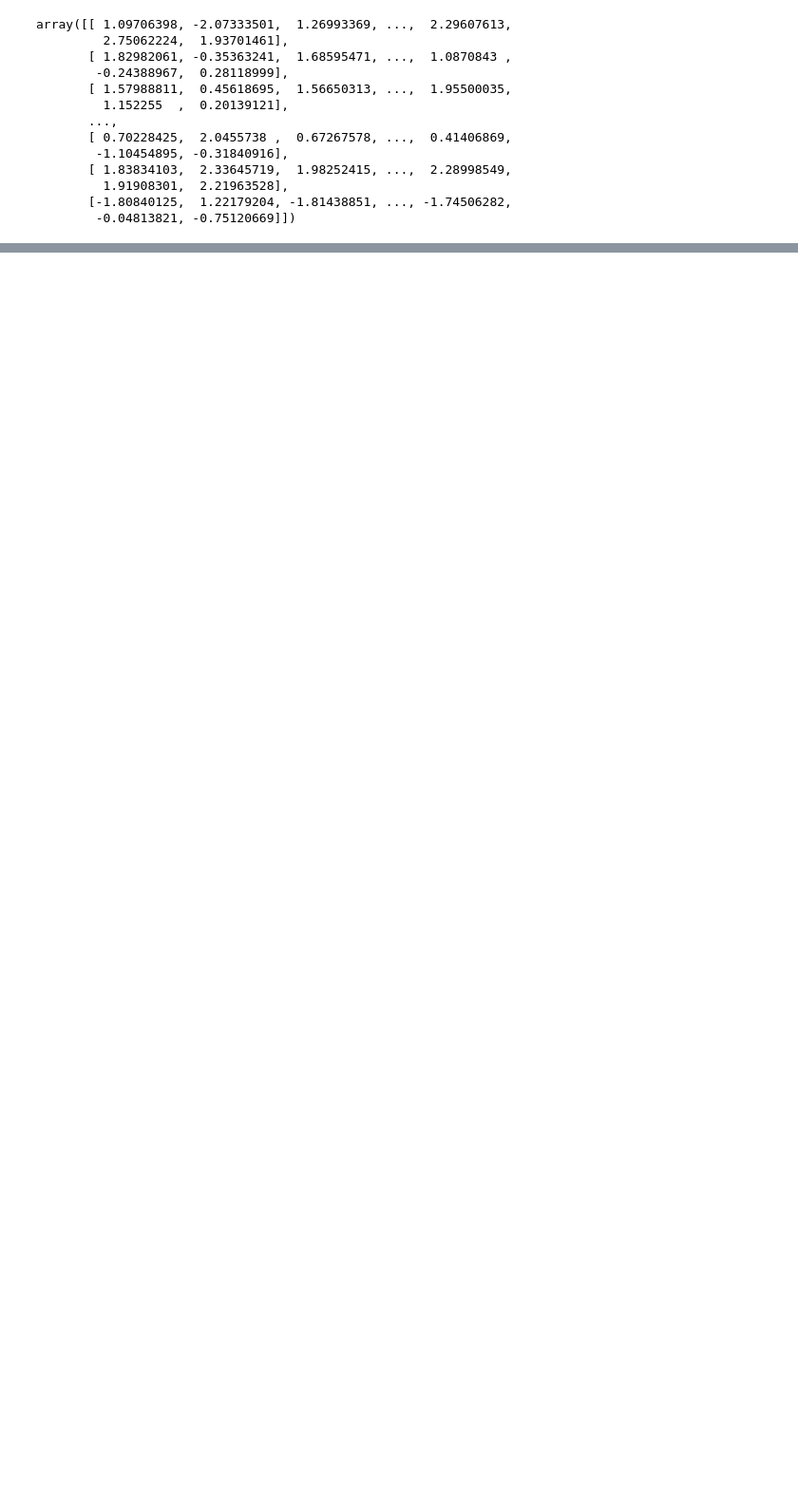
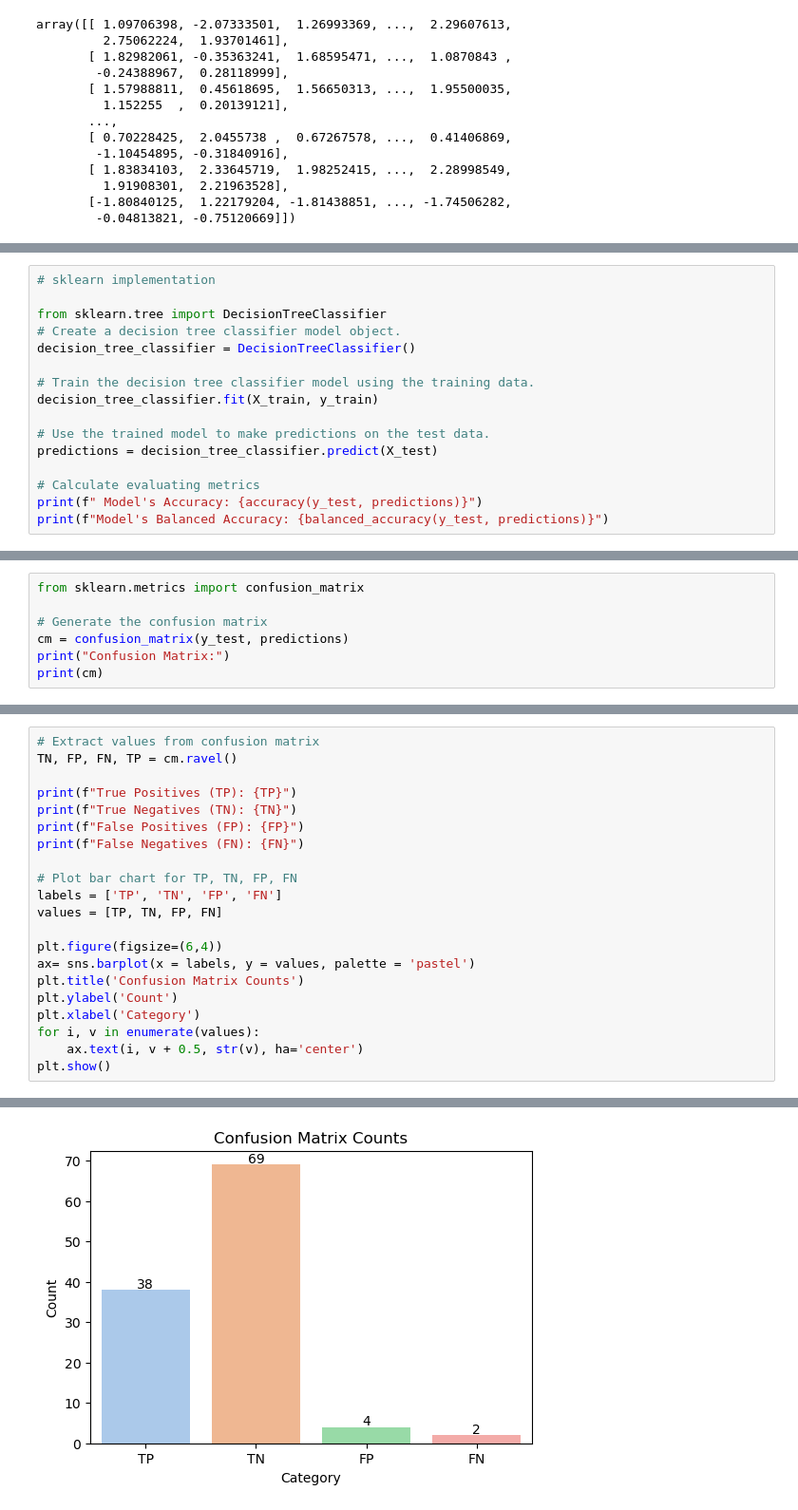
Before and after one commit to pankrulez/DecisionTreesFoundations, a Jupyter notebook: exploration.ipynb, the cells around one changed output, grey strips where cells are left out. Shown at 95% size. Saved outputs shown, nothing was run; the diff lists cells and outputs as text; blank space fills up the shorter version.

```diff
--- a/exploration.ipynb
+++ b/exploration.ipynb
@@ -621,0 +727,16 @@ def make_prediction(self, x, node):
+# %%
+# sklearn implementation
+
+from sklearn.tree import DecisionTreeClassifier
+# Create a decision tree classifier model object.
+decision_tree_classifier = DecisionTreeClassifier()
+
+# Train the decision tree classifier model using the training data.
+decision_tree_classifier.fit(X_train, y_train)
+
+# Use the trained model to make predictions on the test data.
+predictions = decision_tree_classifier.predict(X_test)
+
+# Calculate evaluating metrics
+print(f" Model's Accuracy: {accuracy(y_test, predictions)}")
+print(f"Model's Balanced Accuracy: {balanced_accuracy(y_test, predictions)}")
@@ -621,0 +763,7 @@ def make_prediction(self, x, node):
+# %%
+from sklearn.metrics import confusion_matrix
+
+# Generate the confusion matrix
+cm = confusion_matrix(y_test, predictions)
+print("Confusion Matrix:")
+print(cm)
@@ -621,0 +774,22 @@ def make_prediction(self, x, node):
+# %%
+# Extract values from confusion matrix
+TN, FP, FN, TP = cm.ravel()
+
+print(f"True Positives (TP): {TP}")
+print(f"True Negatives (TN): {TN}")
+print(f"False Positives (FP): {FP}")
+print(f"False Negatives (FN): {FN}")
+
+# Plot bar chart for TP, TN, FP, FN
+labels = ['TP', 'TN', 'FP', 'FN']
+values = [TP, TN, FP, FN]
+
+plt.figure(figsize=(6,4))
+ax= sns.barplot(x = labels, y = values, palette = 'pastel')
+plt.title('Confusion Matrix Counts')
+plt.ylabel('Count')
+plt.xlabel('Category')
+for i, v in enumerate(values):
+    ax.text(i, v + 0.5, str(v), ha='center')
+plt.show()
+# %% [output]
@@ -621,0 +800 @@ def make_prediction(self, x, node):
+[figure, added]
```
Also changed, not shown: parts of 25 cells of this notebook, 2 other files.
